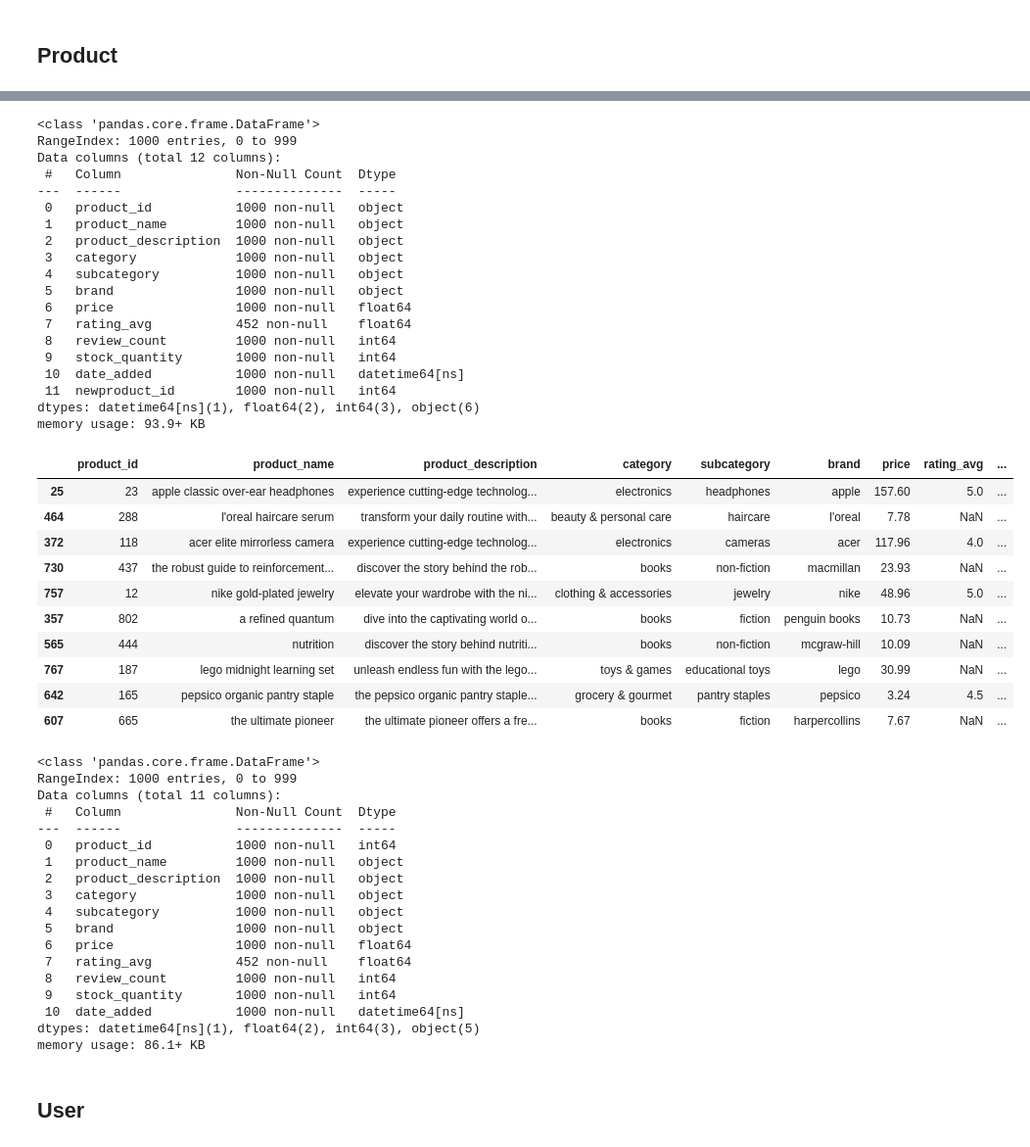
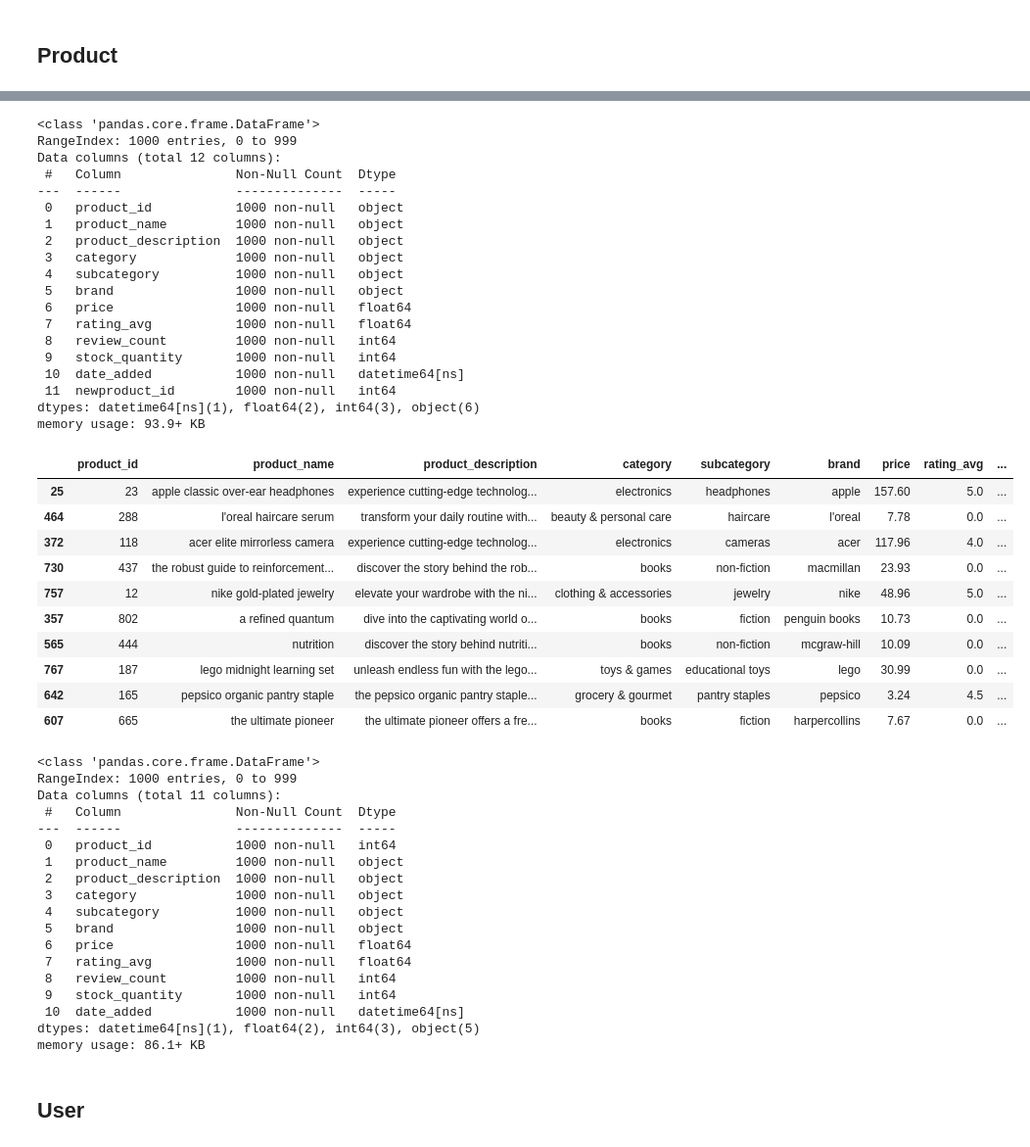
Before and after one commit to HaafizHhamda/Practice_Case, a Jupyter notebook: Untitled21.ipynb, the cells around one changed output, grey strips where cells are left out. Shown at 98% size. Saved outputs shown, nothing was run; the diff lists cells and outputs as text; code cells hidden in the pictures.

```diff
--- a/Untitled21.ipynb
+++ b/Untitled21.ipynb
@@ -58,4 +105,7 @@ dtype: object
 # %%
+# mengisi missing value dengan angka 0
+product_table['rating_avg'] = product_table['rating_avg'].fillna(0)
+
 # Mengubah dtype colomn date_added
 product_table['date_added'] = pd.to_datetime(product_table['date_added'],yearfirst=True)
 
@@ -101,7 +150,7 @@ Data columns (total 12 columns):
  4   subcategory          1000 non-null   object
  5   brand                1000 non-null   object
  6   price                1000 non-null   float64
- 7   rating_avg           452 non-null    float64
+ 7   rating_avg           1000 non-null   float64
  8   review_count         1000 non-null   int64
  9   stock_quantity       1000 non-null   int64
  10  date_added           1000 non-null   datetime64[ns]
@@ -110,27 +159,26 @@ dtypes: datetime64[ns](1), float64(2), int64(3), object(6)
 memory usage: 93.9+ KB
 # %%
 # Mengcoppy dataframe
-'''
-    mengcoppy dataframe berfungsi memisahkan
-    raw & clean dataframe agar menjadi pembanding
-    produc_id
-'''
 df_products = product_table.copy()
+
+# menimpa product_id baru
 df_products['product_id'] = df_products['newproduct_id']
+
+# mendelete newproduct_id
 df_products.drop(columns=['newproduct_id'],inplace=True)
 df_products.sample(n=10,random_state=11)
 # %% [output]
 |  | product_id | product_name | product_description | category | subcategory | brand | price | rating_avg | ... |
 | 25 | 23 | apple classic over-ear headphones | experience cutting-edge technolog... | electronics | headphones | apple | 157.60 | 5.0 | ... |
-| 464 | 288 | l'oreal haircare serum | transform your daily routine with... | beauty & personal care | haircare | l'oreal | 7.78 | NaN | ... |
+| 464 | 288 | l'oreal haircare serum | transform your daily routine with... | beauty & personal care | haircare | l'oreal | 7.78 | 0.0 | ... |
 | 372 | 118 | acer elite mirrorless camera | experience cutting-edge technolog... | electronics | cameras | acer | 117.96 | 4.0 | ... |
-| 730 | 437 | the robust guide to reinforcement... | discover the story behind the rob... | books | non-fiction | macmillan | 23.93 | NaN | ... |
+| 730 | 437 | the robust guide to reinforcement... | discover the story behind the rob... | books | non-fiction | macmillan | 23.93 | 0.0 | ... |
 | 757 | 12 | nike gold-plated jewelry | elevate your wardrobe with the ni... | clothing & accessories | jewelry | nike | 48.96 | 5.0 | ... |
-| 357 | 802 | a refined quantum | dive into the captivating world o... | books | fiction | penguin books | 10.73 | NaN | ... |
-| 565 | 444 | nutrition | discover the story behind nutriti... | books | non-fiction | mcgraw-hill | 10.09 | NaN | ... |
-| 767 | 187 | lego midnight learning set | unleash endless fun with the lego... | toys & games | educational toys | lego | 30.99 | NaN | ... |
+| 357 | 802 | a refined quantum | dive into the captivating world o... | books | fiction | penguin books | 10.73 | 0.0 | ... |
+| 565 | 444 | nutrition | discover the story behind nutriti... | books | non-fiction | mcgraw-hill | 10.09 | 0.0 | ... |
+| 767 | 187 | lego midnight learning set | unleash endless fun with the lego... | toys & games | educational toys | lego | 30.99 | 0.0 | ... |
 | 642 | 165 | pepsico organic pantry staple | the pepsico organic pantry staple... | grocery & gourmet | pantry staples | pepsico | 3.24 | 4.5 | ... |
-| 607 | 665 | the ultimate pioneer | the ultimate pioneer offers a fre... | books | fiction | harpercollins | 7.67 | NaN | ... |
+| 607 | 665 | the ultimate pioneer | the ultimate pioneer offers a fre... | books | fiction | harpercollins | 7.67 | 0.0 | ... |
 # %%
 df_products.info()
 # %% [output]
@@ -146,7 +194,7 @@ Data columns (total 11 columns):
  4   subcategory          1000 non-null   object
  5   brand                1000 non-null   object
  6   price                1000 non-null   float64
- 7   rating_avg           452 non-null    float64
+ 7   rating_avg           1000 non-null   float64
  8   review_count         1000 non-null   int64
  9   stock_quantity       1000 non-null   int64
  10  date_added           1000 non-null   datetime64[ns]
```
Also changed, not shown: parts of 7 cells of this notebook.
